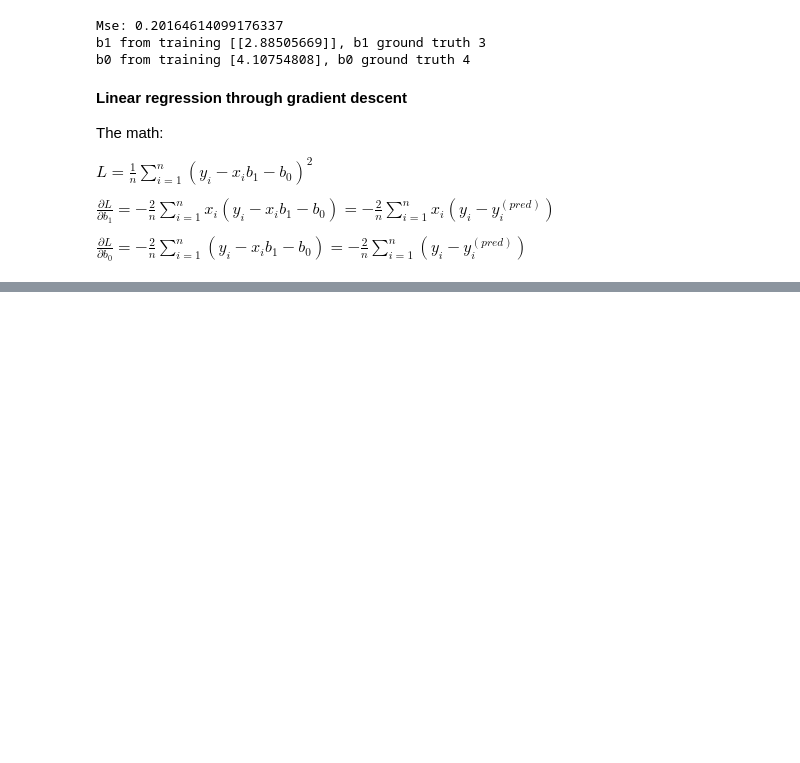
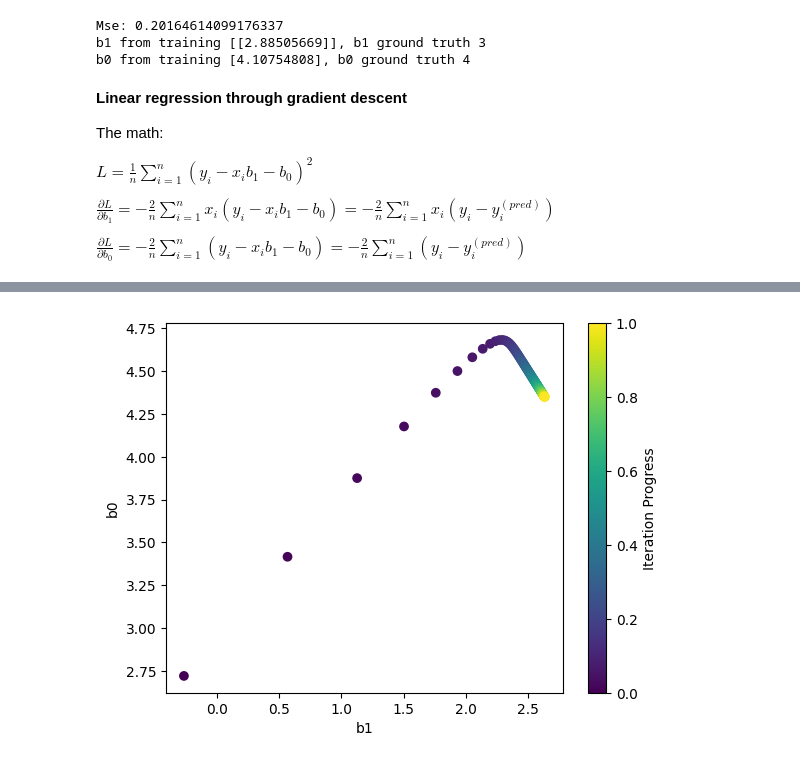
Before and after one commit to lhlich/ml_coding, a Jupyter notebook: classic_ml/linear_regression_gradient_descent.ipynb, the cells around one changed output, grey strips where cells are left out. Cells and saved outputs as stored; diff of their text form; code cells hidden in the pictures; blank space fills up the shorter version.

```diff
--- a/classic_ml/linear_regression_gradient_descent.ipynb
+++ b/classic_ml/linear_regression_gradient_descent.ipynb
@@ -146,0 +165,47 @@ b0 from training [4.06762408], b0 ground truth 4
+# %%
+from typing import List
+
+
+max_epochs = 100
+learning_rate = 0.08
+Lambda = 0.03
+
+b_gd = np.random.randn(2, 1) # [b1, b0]
+loss = []
+b_gd_history = [b_gd.copy()]
+for i in range(1, max_epochs+1):
+    b1_gd, b0_gd = b_gd.reshape(2)
+    pred = X * b1_gd + b0_gd
+    loss.append(MSE(y, pred))
+
+    dLdb1 = (-2/m) * np.sum(X*(y-pred)) + 2 * Lambda * b1_gd
+    dLdb0 = (-2/m) * np.sum(y-pred)
+
+    gradient = np.array([dLdb1, dLdb0]).reshape(2, 1)
+
+    b_gd -= learning_rate*gradient
+    b_gd_history.append(b_gd.copy())
+
+    if i%20 == 0:
+        print(f'At epoch {i}, loss {loss[-1]}')
+
+print(f"MSE: {MSE(y, X * b1_gd + b0_gd)}")
+print(f'b1 from training {b1_gd}, b1 ground truth {b1}')
+print(f'b0 from training {b0_gd}, b0 ground truth {b0}')
+
+
+
+# Visualize the evolution of b_gd over time
+b_gd_history = np.hstack(b_gd_history)  # Stack history horizontally for plotting
+
+# Create a colormap based on iteration index
+num_points = len(b_gd_history[0, :])  # Number of points in history
+iterations = np.linspace(0, 1, num_points)  # Create a normalized array for the colormap
+colors = plt.cm.viridis(iterations)  # Use a colormap (viridis)
+
+plt.scatter(b_gd_history[0, :], b_gd_history[1, :], c=iterations, cmap='viridis')
+plt.colorbar(label='Iteration Progress')  # Add colorbar to show iteration progress
+plt.xlabel('b1')
+plt.ylabel('b0')
+plt.show()
+# %% [output]
@@ -146,0 +220 @@ b0 from training [4.06762408], b0 ground truth 4
+[figure, added]
```
Also changed, not shown: parts of 5 cells of this notebook, 2 other files.
